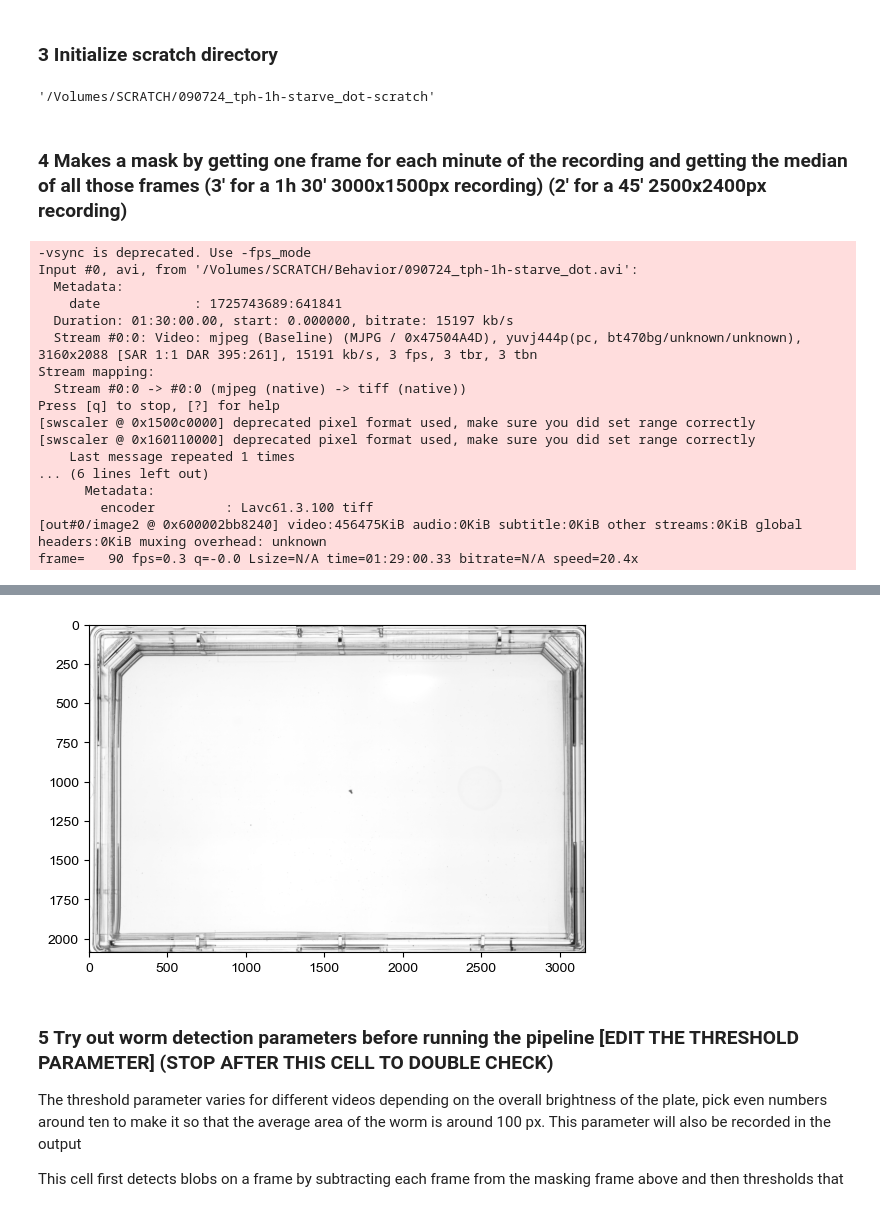
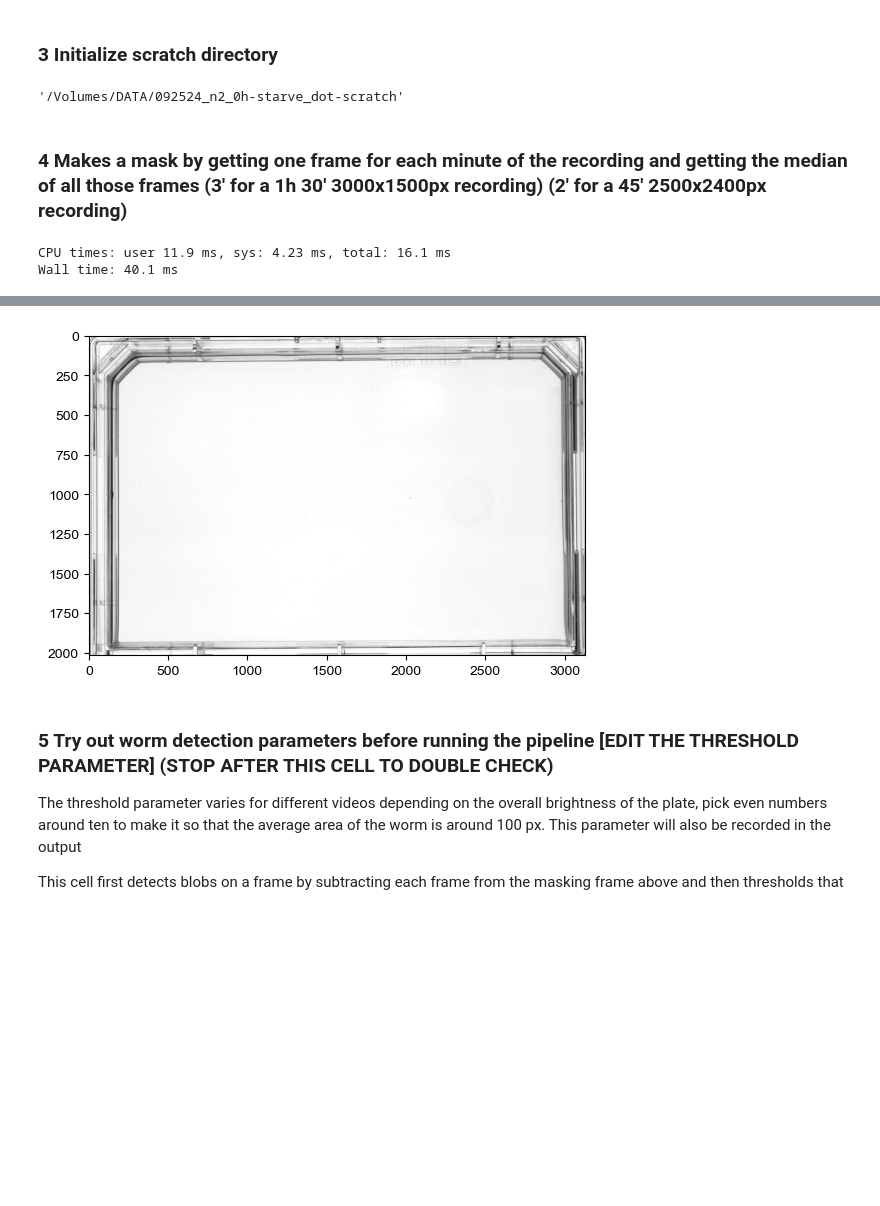
Before and after one commit to azwang10/multi-worm-tracker, a Jupyter notebook: multiwormtracker.ipynb, the cells around one changed output, grey strips where cells are left out. Saved outputs shown, nothing was run; the diff lists cells and outputs as text; code cells hidden in the pictures; blank space fills up the shorter version.

```diff
--- a/multiwormtracker.ipynb
+++ b/multiwormtracker.ipynb
@@ -16,8 +16,8 @@ from mwt import *
 The notebook requires a scratch directory with a lot of storage that will be filled with the `.avi` file converted into `.tif` for each individual frame. This scratch directory should have up to 75 GB free (51 GB used for a 1h 30' 3000x1500px recording) (36 GB used for a 45' 2500x2400px recording)
 # %%
 #EDIT, filenames with spaces don't quite work and so please replace with underscores first
-INPUT_AVI = '/Volumes/SCRATCH/Behavior/090724_tph-1h-starve_dot.avi'
-SCRATCH_PATH = '/Volumes/SCRATCH'
+INPUT_AVI = '/Volumes/DATA/092524_n2_0h-starve_dot.avi'
+SCRATCH_PATH = '/Volumes/DATA'
 OUTPUT_PATH = '/Users/albertwang/Desktop'
 FRAME_LIMIT = None #if you'd like to process only N number of frames, otherwise keep as None to process the whole video
 
@@ -29,29 +29,14 @@ if not os.path.isfile(INPUT_AVI):
 scratch_dir = make_scratch_dir(INPUT_AVI, SCRATCH_PATH)
 scratch_dir
 # %% [output]
-'/Volumes/SCRATCH/090724_tph-1h-starve_dot-scratch'
+'/Volumes/DATA/092524_n2_0h-starve_dot-scratch'
 # %% [markdown]
 ### 4 Makes a mask by getting one frame for each minute of the recording and getting the median of all those frames (3' for a 1h 30' 3000x1500px recording) (2' for a 45' 2500x2400px recording)
 # %%
 %%time
 
-make_mask(INPUT_AVI, scratch_dir, FRAME_LIMIT)
+#make_mask(INPUT_AVI, scratch_dir, FRAME_LIMIT)
 mask = get_and_show_mask(scratch_dir)
 # %% [output]
--vsync is deprecated. Use -fps_mode
-Input #0, avi, from '/Volumes/SCRATCH/Behavior/090724_tph-1h-starve_dot.avi':
-  Metadata:
-    date            : 1725743689:641841
-  Duration: 01:30:00.00, start: 0.000000, bitrate: 15197 kb/s
-  Stream #0:0: Video: mjpeg (Baseline) (MJPG / 0x47504A4D), yuvj444p(pc, bt470bg/unknown/unknown), 3160x2088 [SAR 1:1 DAR 395:261], 15191 kb/s, 3 fps, 3 tbr, 3 tbn
-Stream mapping:
-  Stream #0:0 -> #0:0 (mjpeg (native) -> tiff (native))
-Press [q] to stop, [?] for help
-[swscaler @ 0x1500c0000] deprecated pixel format used, make sure you did set range correctly
-[swscaler @ 0x160110000] deprecated pixel format used, make sure you did set range correctly
-    Last message repeated 1 times
-... (6 lines left out)
-      Metadata:
-        encoder         : Lavc61.3.100 tiff
-[out#0/image2 @ 0x600002bb8240] video:456475KiB audio:0KiB subtitle:0KiB other streams:0KiB global headers:0KiB muxing overhead: unknown
-frame=   90 fps=0.3 q=-0.0 Lsize=N/A time=01:29:00.33 bitrate=N/A speed=20.4x
+CPU times: user 11.9 ms, sys: 4.23 ms, total: 16.1 ms
+Wall time: 40.1 ms
@@ -60,4 +43,4 @@ Wall time: 4min 31s
-[figure, old version]
+[figure, new version]
 # %% [markdown]
 ### 5 Try out worm detection parameters before running the pipeline [EDIT THE THRESHOLD PARAMETER] (STOP AFTER THIS CELL TO DOUBLE CHECK)
 
```
Also changed, not shown: parts of 9 cells of this notebook, 1 other file.
